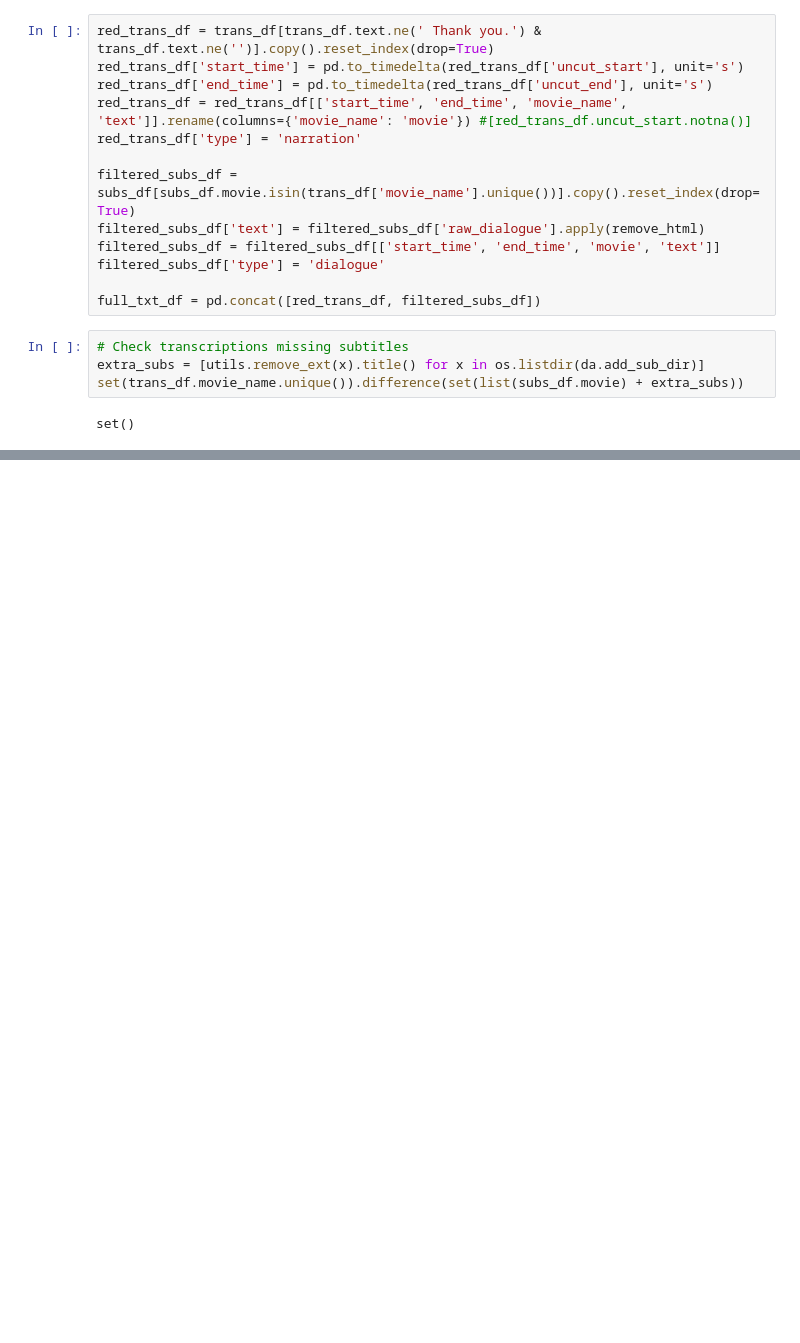
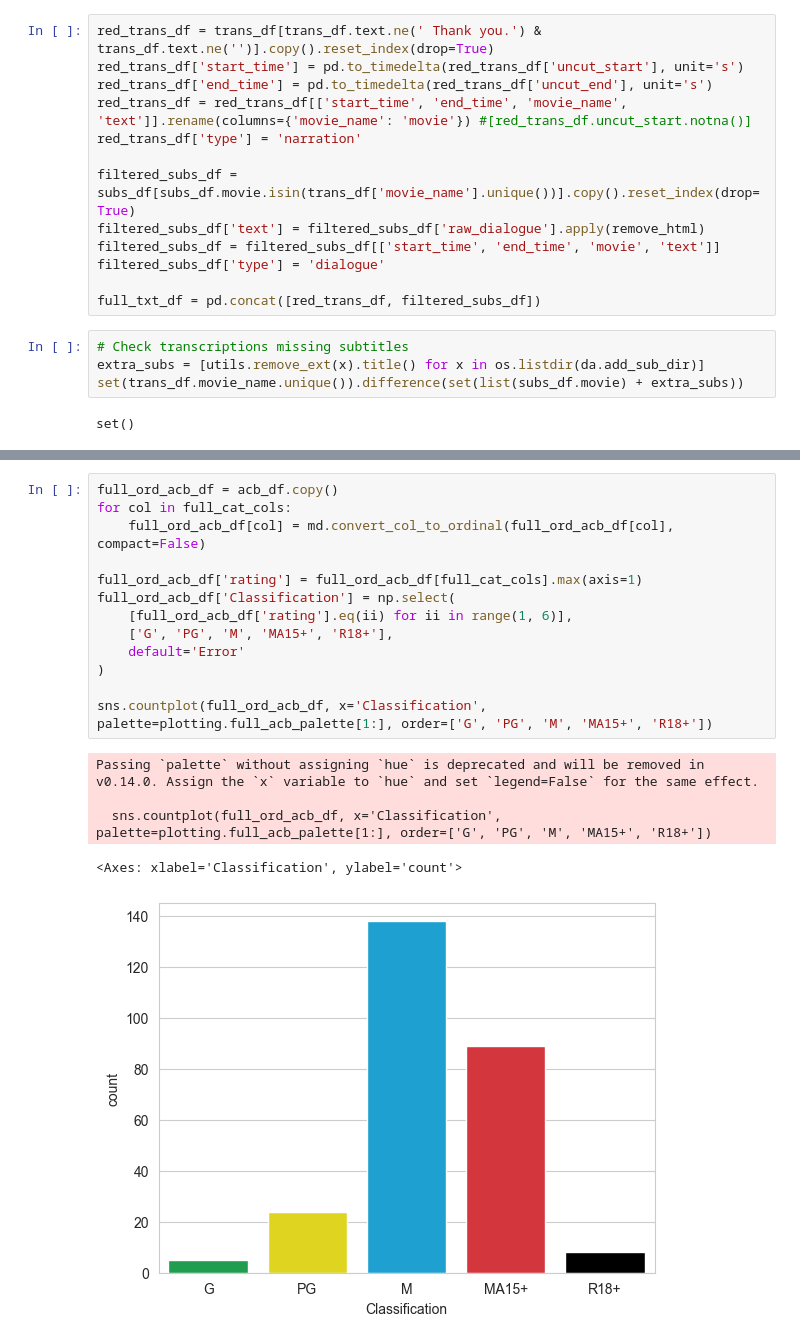
Before and after one commit to sydney-machine-learning/audiodescription-abusedetection, a Jupyter notebook: 02_data_preparation.ipynb, the cells around one changed output, grey strips where cells are left out. Saved outputs shown, nothing was run; the diff lists cells and outputs as text; blank space fills up the shorter version.

```diff
--- a/02_data_preparation.ipynb
+++ b/02_data_preparation.ipynb
@@ -188,0 +208,19 @@ Text(0.5, 1.0, 'Correlation of Ratings Categories')
+# %%
+full_ord_acb_df = acb_df.copy()
+for col in full_cat_cols:
+    full_ord_acb_df[col] = md.convert_col_to_ordinal(full_ord_acb_df[col], compact=False)
+
+full_ord_acb_df['rating'] = full_ord_acb_df[full_cat_cols].max(axis=1)
+full_ord_acb_df['Classification'] = np.select(
+    [full_ord_acb_df['rating'].eq(ii) for ii in range(1, 6)],
+    ['G', 'PG', 'M', 'MA15+', 'R18+'],
+    default='Error'
+)
+
+sns.countplot(full_ord_acb_df, x='Classification', palette=plotting.full_acb_palette[1:], order=['G', 'PG', 'M', 'MA15+', 'R18+'])
+# %% [output]
+Passing `palette` without assigning `hue` is deprecated and will be removed in v0.14.0. Assign the `x` variable to `hue` and set `legend=False` for the same effect.
+
+  sns.countplot(full_ord_acb_df, x='Classification', palette=plotting.full_acb_palette[1:], order=['G', 'PG', 'M', 'MA15+', 'R18+'])
+<Axes: xlabel='Classification', ylabel='count'>
+[figure, added]
```
Also changed, not shown: parts of 12 cells of this notebook, 5 other files.
